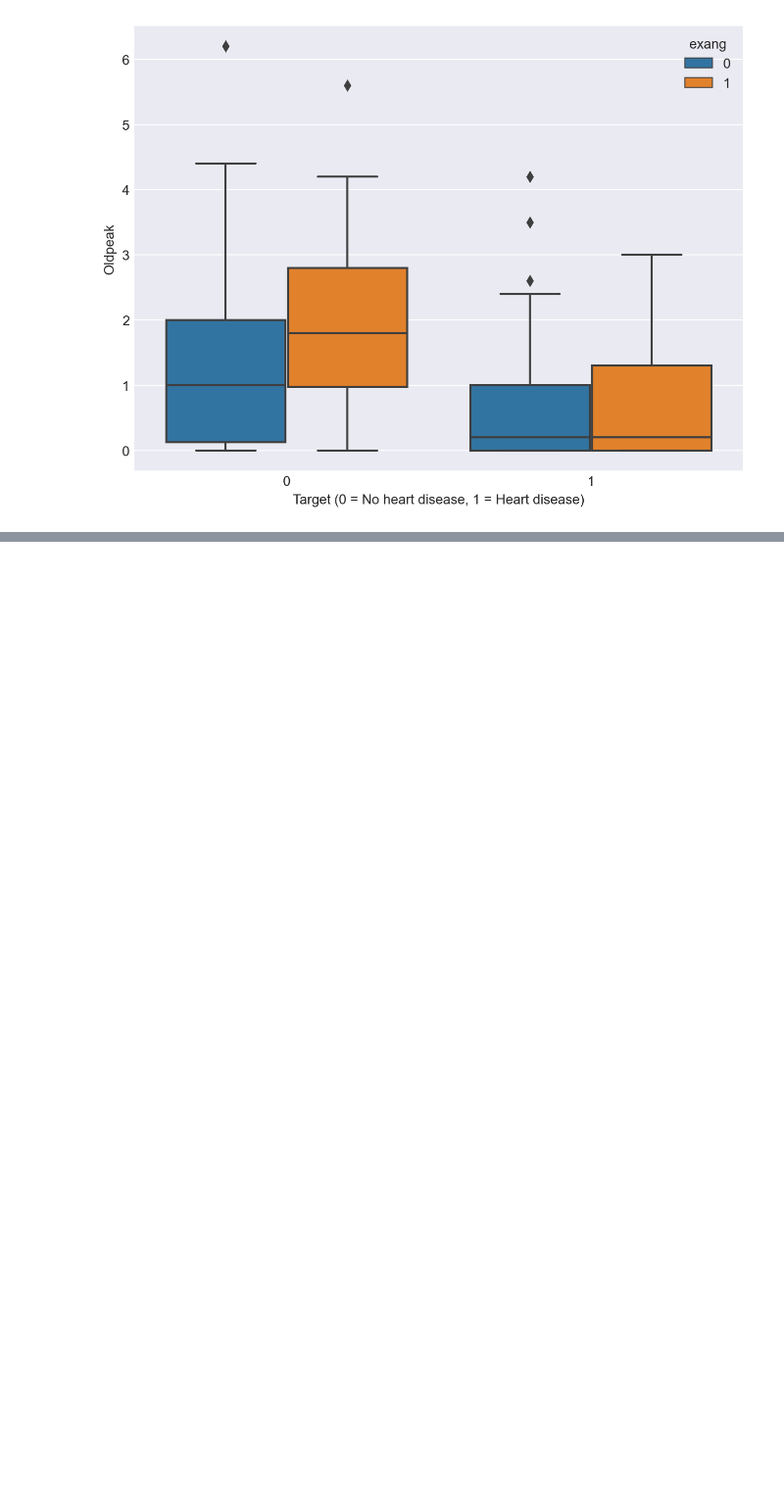
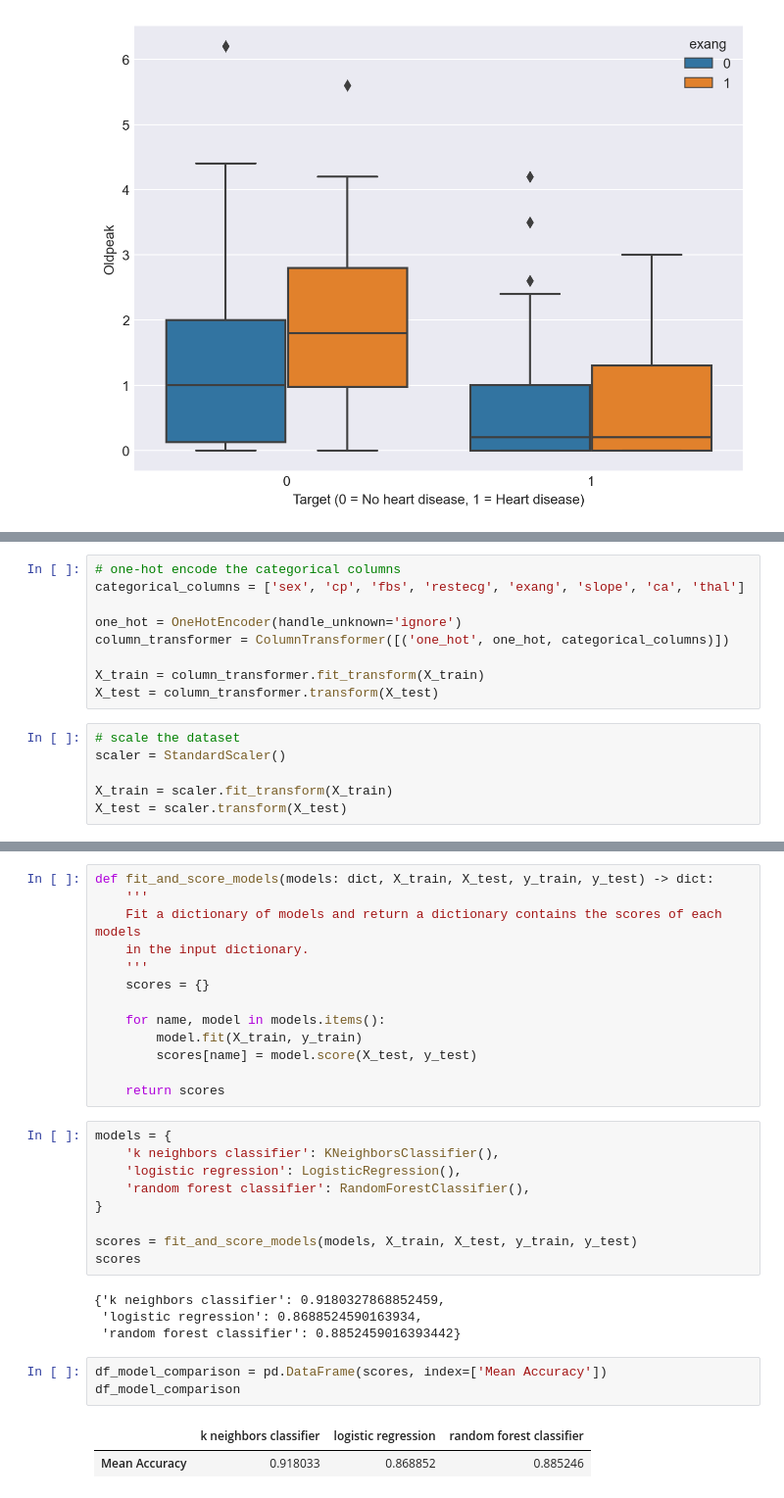
Before and after one commit to Chau-Ngoc/heart_disease_classification_with_gui, a Jupyter notebook: heart_disease_classification.ipynb, the cells around one changed output, grey strips where cells are left out. Shown at 98% size. Saved outputs shown, nothing was run; the diff lists cells and outputs as text; blank space fills up the shorter version.

Commit message:
Fit and tune KNN model

```diff
--- a/heart_disease_classification.ipynb
+++ b/heart_disease_classification.ipynb
@@ -240,0 +278,15 @@ plt.show()
+# %%
+# one-hot encode the categorical columns
+categorical_columns = ['sex', 'cp', 'fbs', 'restecg', 'exang', 'slope', 'ca', 'thal']
+
+one_hot = OneHotEncoder(handle_unknown='ignore')
+column_transformer = ColumnTransformer([('one_hot', one_hot, categorical_columns)])
+
+X_train = column_transformer.fit_transform(X_train)
+X_test = column_transformer.transform(X_test)
+# %%
+# scale the dataset
+scaler = StandardScaler()
+
+X_train = scaler.fit_transform(X_train)
+X_test = scaler.transform(X_test)
@@ -240,0 +301,32 @@ plt.show()
+# %%
+def fit_and_score_models(models: dict, X_train, X_test, y_train, y_test) -> dict:
+    '''
+    Fit a dictionary of models and return a dictionary contains the scores of each models
+    in the input dictionary.
+    '''
+    scores = {}
+
+    for name, model in models.items():
+        model.fit(X_train, y_train)
+        scores[name] = model.score(X_test, y_test)
+
+    return scores
+# %%
+models = {
+    'k neighbors classifier': KNeighborsClassifier(),
+    'logistic regression': LogisticRegression(),
+    'random forest classifier': RandomForestClassifier(),
+}
+
+scores = fit_and_score_models(models, X_train, X_test, y_train, y_test)
+scores
+# %% [output]
+{'k neighbors classifier': 0.9180327868852459,
+ 'logistic regression': 0.8688524590163934,
+ 'random forest classifier': 0.8852459016393442}
+# %%
+df_model_comparison = pd.DataFrame(scores, index=['Mean Accuracy'])
+df_model_comparison
+# %% [output]
+|  | k neighbors classifier | logistic regression | random forest classifier |
+| Mean Accuracy | 0.918033 | 0.868852 | 0.885246 |
```
Also changed, not shown: parts of 16 cells of this notebook.
